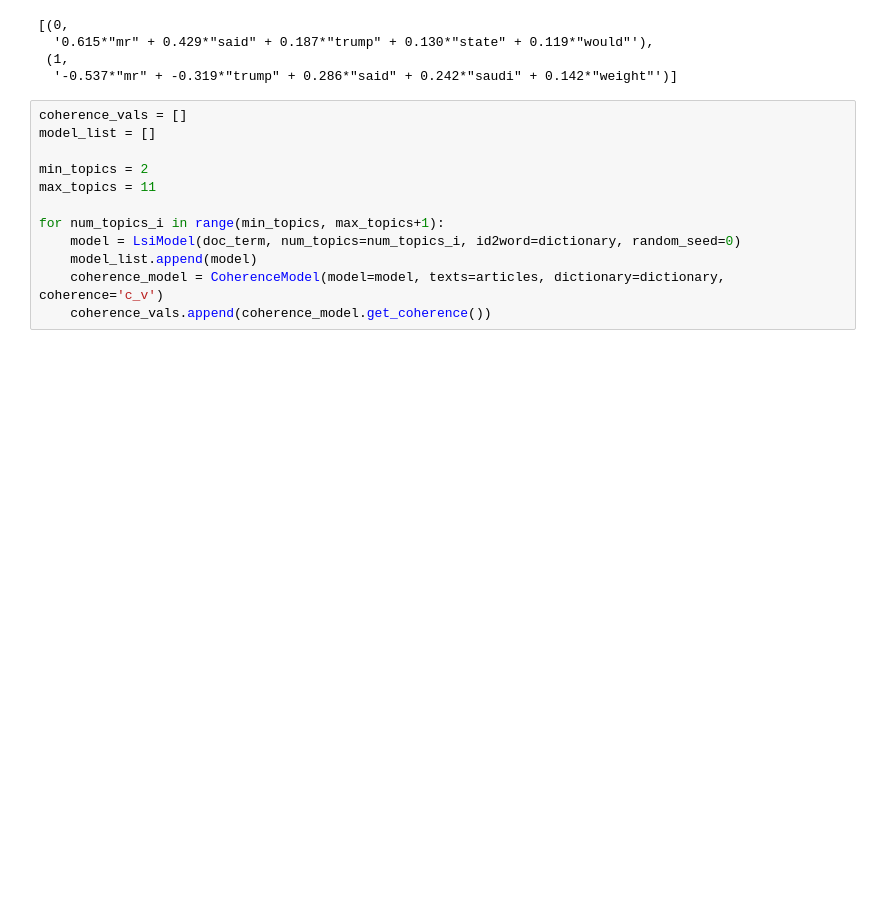
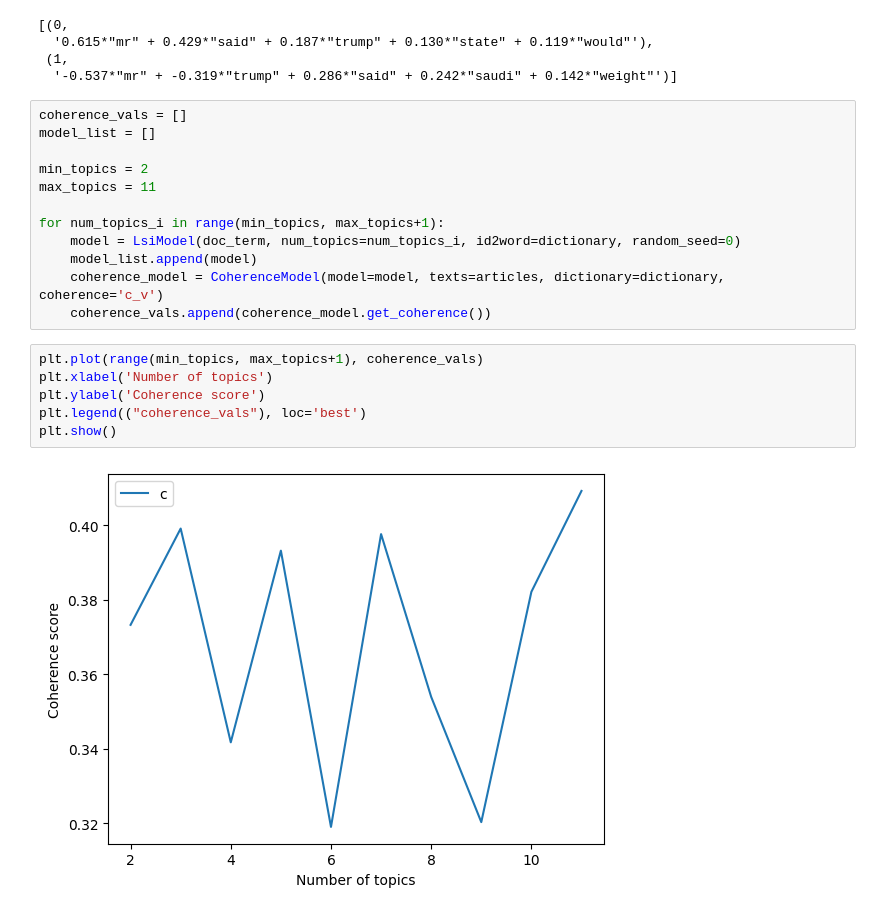
Before and after one commit to anupam-dosar/AI2026, a Jupyter notebook: LSA.ipynb, the cells around one changed output. Cells and saved outputs as stored; diff of their text form; blank space fills up the shorter version.

```diff
--- a/LSA.ipynb
+++ b/LSA.ipynb
@@ -68,3 +87,11 @@ for num_topics_i in range(min_topics, max_topics+1):
     model_list.append(model)
     coherence_model = CoherenceModel(model=model, texts=articles, dictionary=dictionary, coherence='c_v')
     coherence_vals.append(coherence_model.get_coherence())
+# %%
+plt.plot(range(min_topics, max_topics+1), coherence_vals)
+plt.xlabel('Number of topics')
+plt.ylabel('Coherence score')
+plt.legend(("coherence_vals"), loc='best')
+plt.show()
+# %% [output]
+[figure, added]
```
Also changed, not shown: parts of 1 cell of this notebook, 1 other file.
